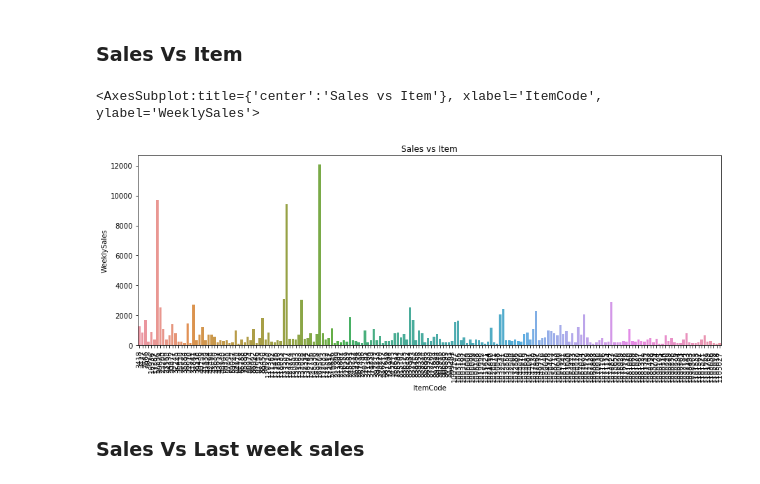
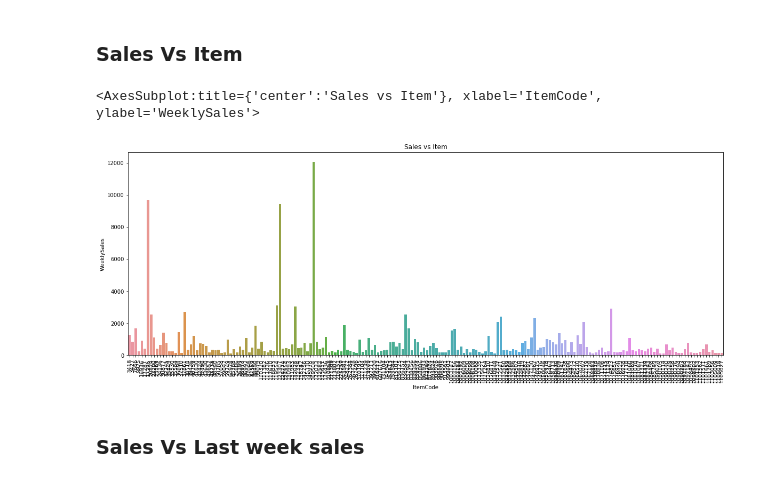
Before and after one commit to Vaseekaran-V/Datastorm-3, a Jupyter notebook: Day2/Exploratory_Data_Analysis_N.ipynb, the cells around one changed output. Drawn from its saved outputs; the diff is of its cells as text; code cells hidden in the pictures.

```diff
--- a/Day2/Exploratory_Data_Analysis_N.ipynb
+++ b/Day2/Exploratory_Data_Analysis_N.ipynb
@@ -169,17 +179,16 @@ plt.bar(X['CategoryCode'],X['WeeklySales'])
 # %%
 X = train_data.groupby(['ItemCode']).agg({'WeeklySales':'sum'})
 X.reset_index(inplace = True)
-plt.figure(figsize=(15, 5))
+plt.figure(figsize=(20, 7))
 plt.xticks(rotation = 90)
 plt.title("Sales vs Item")
 plt.xlabel("Item")
 plt.ylabel("Total Weekly Sales")
 #plt.bar(X['ItemCode'],X['WeeklySales'])
-import seaborn as sns
 sns.barplot(x='ItemCode', y = 'WeeklySales', data = X)
 # %% [output]
 <AxesSubplot:title={'center':'Sales vs Item'}, xlabel='ItemCode', ylabel='WeeklySales'>
-[figure, old version]
+[figure, new version]
 # %%
 Average_Sales = train_data.groupby(['ItemCode'])['WeeklySales'].mean().to_frame('AverageSales').reset_index()
 train_data = pd.merge(train_data, Average_Sales, on = 'ItemCode')
```
Also changed, not shown: parts of 5 cells of this notebook.
